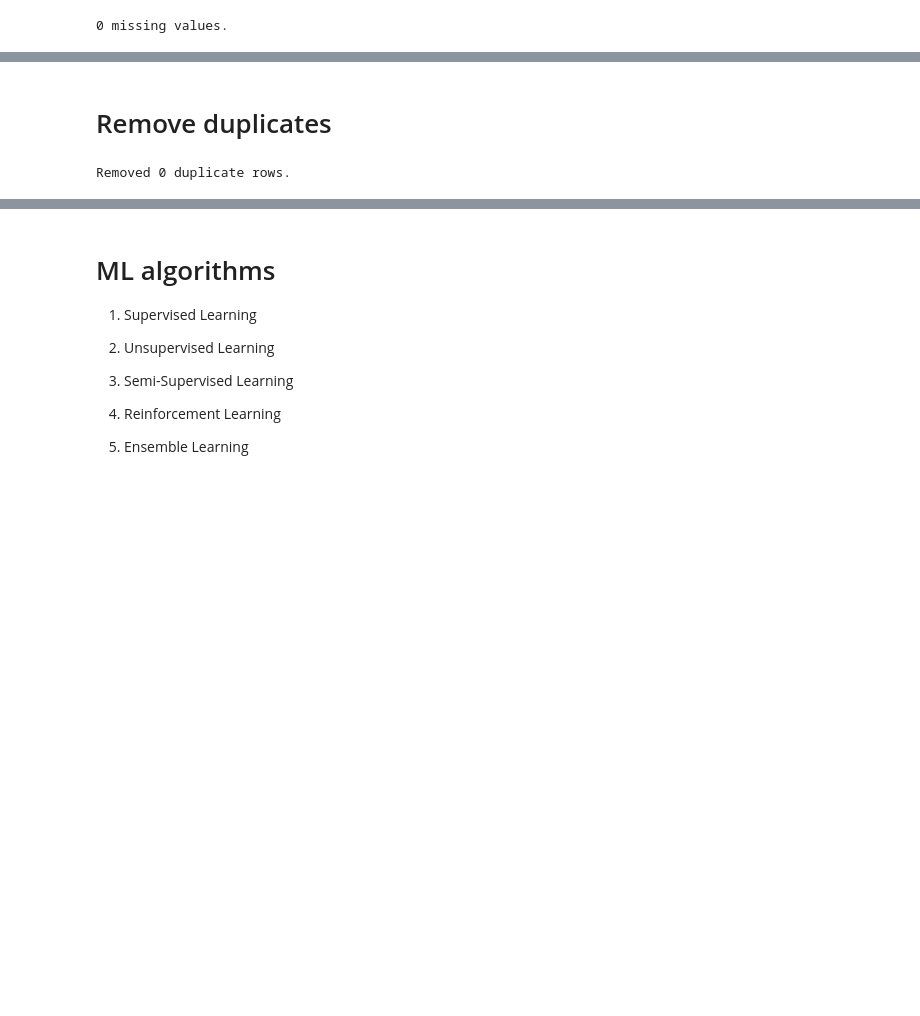
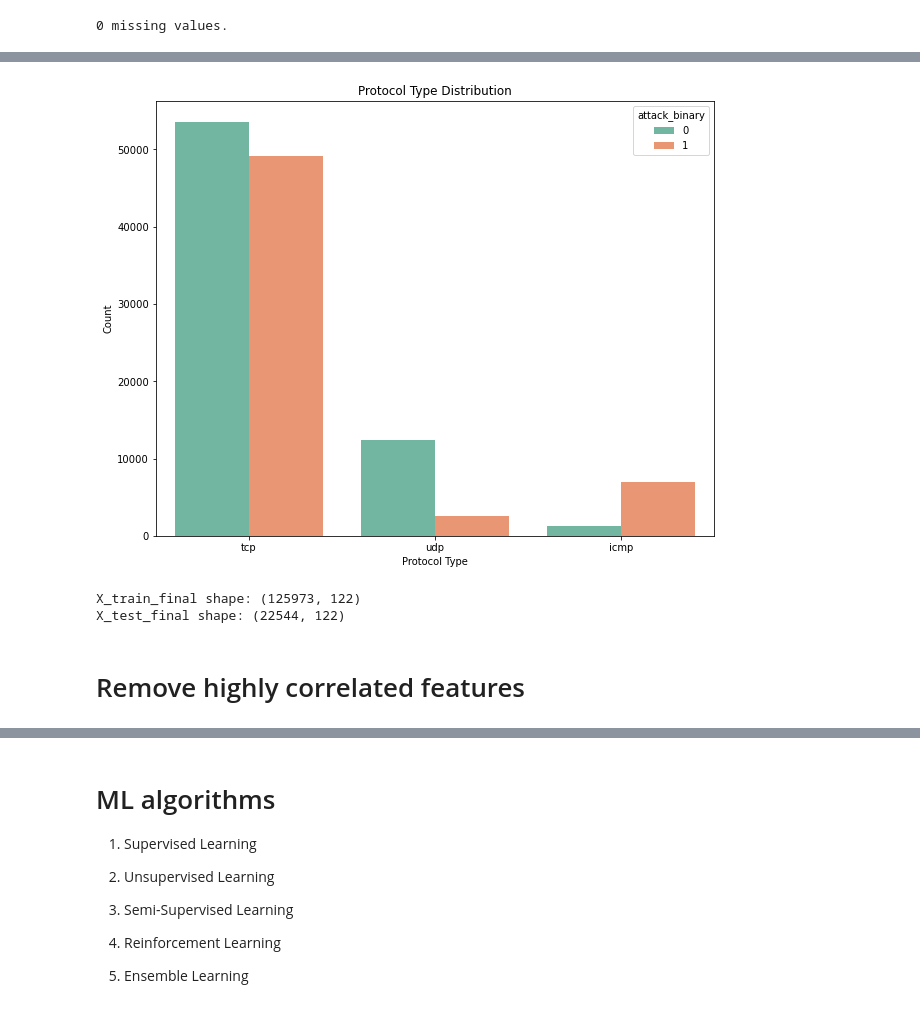
Before and after one commit to SpringBoardMentor193s/SentinelNet, a Jupyter notebook: notebook/processing.ipynb, the cells around one changed output, grey strips where cells are left out. Cells and saved outputs as stored; diff of their text form; code cells hidden in the pictures; blank space fills up the shorter version.

```diff
--- a/notebook/processing.ipynb
+++ b/notebook/processing.ipynb
@@ -51,0 +134,9 @@ df = df.dropna()
+# %%
+plt.figure(figsize=(10,8))
+sns.countplot(x='protocol_type', data=df_train, hue='attack_binary', palette="Set2")
+plt.title("Protocol Type Distribution", fontsize=12)
+plt.xlabel("Protocol Type")
+plt.ylabel("Count")
+plt.show()
+# %% [output]
+[figure, added]
@@ -51,0 +153,25 @@ df = df.dropna()
+# %%
+#One-hot encode categorical features
+encoder = OneHotEncoder(handle_unknown='ignore', sparse=False)
+X_train_encoded = pd.DataFrame(
+    encoder.fit_transform(X_train[categorical_cols]),
+    index=X_train.index,
+    columns=encoder.get_feature_names(categorical_cols)  # <- use get_feature_names here
+)
+
+X_test_encoded = pd.DataFrame(
+    encoder.transform(X_test[categorical_cols]),
+    index=X_test.index,
+    columns=encoder.get_feature_names(categorical_cols)
+)
+numeric_cols = [col for col in X_train.columns if col not in categorical_cols]
+X_train_final = pd.concat([X_train[numeric_cols].reset_index(drop=True),
+                           X_train_encoded.reset_index(drop=True)], axis=1)
+X_test_final = pd.concat([X_test[numeric_cols].reset_index(drop=True),
+                          X_test_encoded.reset_index(drop=True)], axis=1)
+
+print("X_train_final shape:", X_train_final.shape)
+print("X_test_final shape:", X_test_final.shape)
+# %% [output]
+X_train_final shape: (125973, 122)
+X_test_final shape: (22544, 122)
@@ -52,9 +185,2 @@ df = df.dropna()
 # %% [markdown]
-# Remove duplicates
+# Remove highly correlated features
-# %%
-removed = df.duplicated().sum()
-df = df.drop_duplicates()
-
-print(f"Removed {removed} duplicate rows.")
-# %% [output]
-Removed 0 duplicate rows.
```
Also changed, not shown: parts of 73 cells of this notebook.
